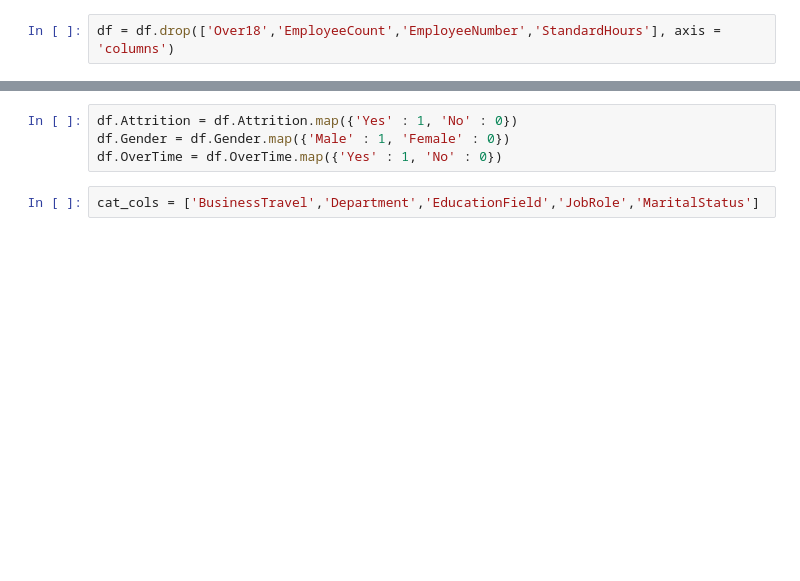
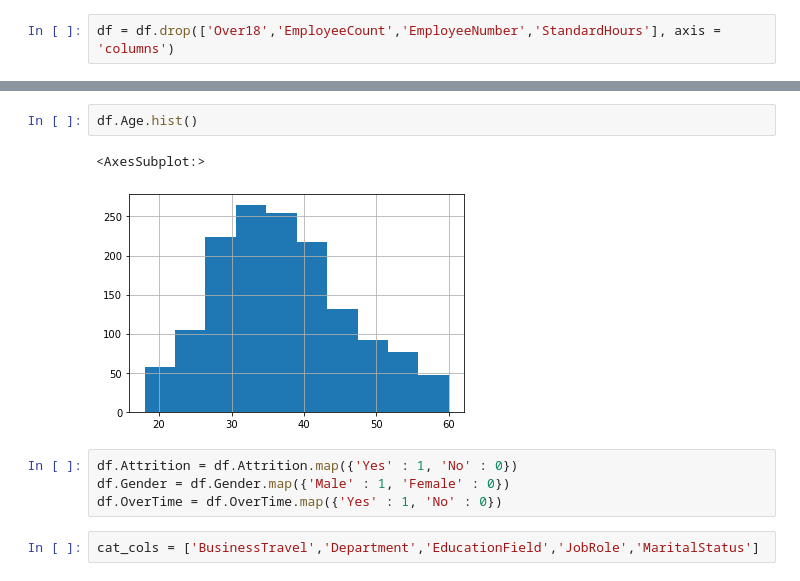
Before and after one commit to sandeeppreetam/Employee-Attrition, a Jupyter notebook: Employee-Attrition.ipynb, the cells around one changed output, grey strips where cells are left out. Cells and saved outputs as stored; diff of their text form; blank space fills up the shorter version.

```diff
--- a/Employee-Attrition.ipynb
+++ b/Employee-Attrition.ipynb
@@ -73,4 +114,9 @@ MaritalStatus_Single                 0
 dtype: int64
+# %%
+df.Age.hist()
+# %% [output]
+<AxesSubplot:>
+[figure, added]
 # %%
 df.Attrition = df.Attrition.map({'Yes' : 1, 'No' : 0})
 df.Gender = df.Gender.map({'Male' : 1, 'Female' : 0})
```
Also changed, not shown: parts of 14 cells of this notebook.
